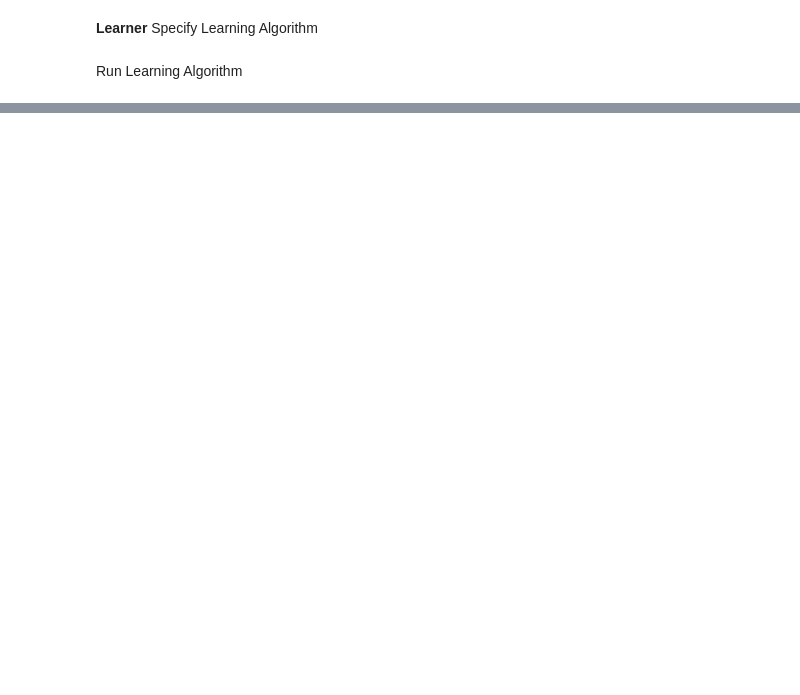
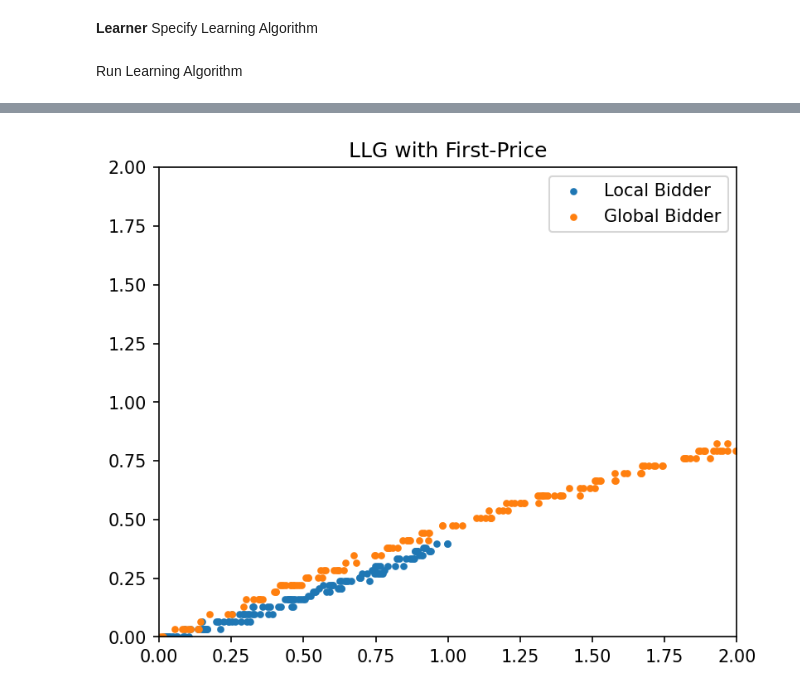
Before and after one commit to MOberlechner/soda, a Jupyter notebook: notebooks/examples/llg_auction.ipynb, the cells around one changed output, grey strips where cells are left out. Drawn from its saved outputs; the diff is of its cells as text; code cells hidden in the pictures; blank space fills up the shorter version.

```diff
--- a/notebooks/examples/llg_auction.ipynb
+++ b/notebooks/examples/llg_auction.ipynb
@@ -83,0 +77,5 @@ strategies[agent].plot(metrics=True, beta=bne)
+# %%
+obs = game.mechanism.sample_types(150)
+# %%
+bids_local = strategies['L'].sample_bids(obs[0])
+bids_global = strategies['G'].sample_bids(obs[2])
@@ -83,0 +86,11 @@ strategies[agent].plot(metrics=True, beta=bne)
+# %%
+plt.figure(figsize=(6,5), dpi=150)
+plt.scatter(obs[0], bids_local, s=10, label="Local Bidder")
+plt.scatter(obs[2], bids_global,s=10, label='Global Bidder')
+plt.ylim(0,2)
+plt.xlim(0,2)
+plt.legend()
+plt.title('LLG with First-Price')
+plt.show()
+# %% [output]
+[figure, added]
```
Also changed, not shown: parts of 11 cells of this notebook.
